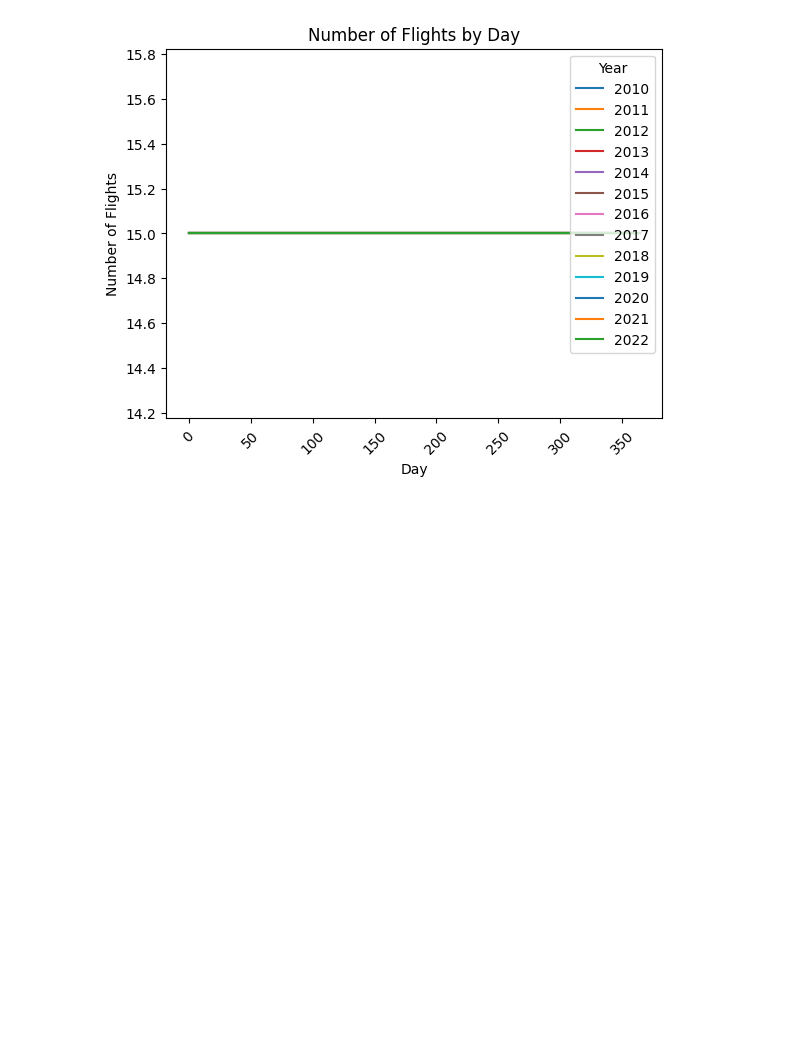
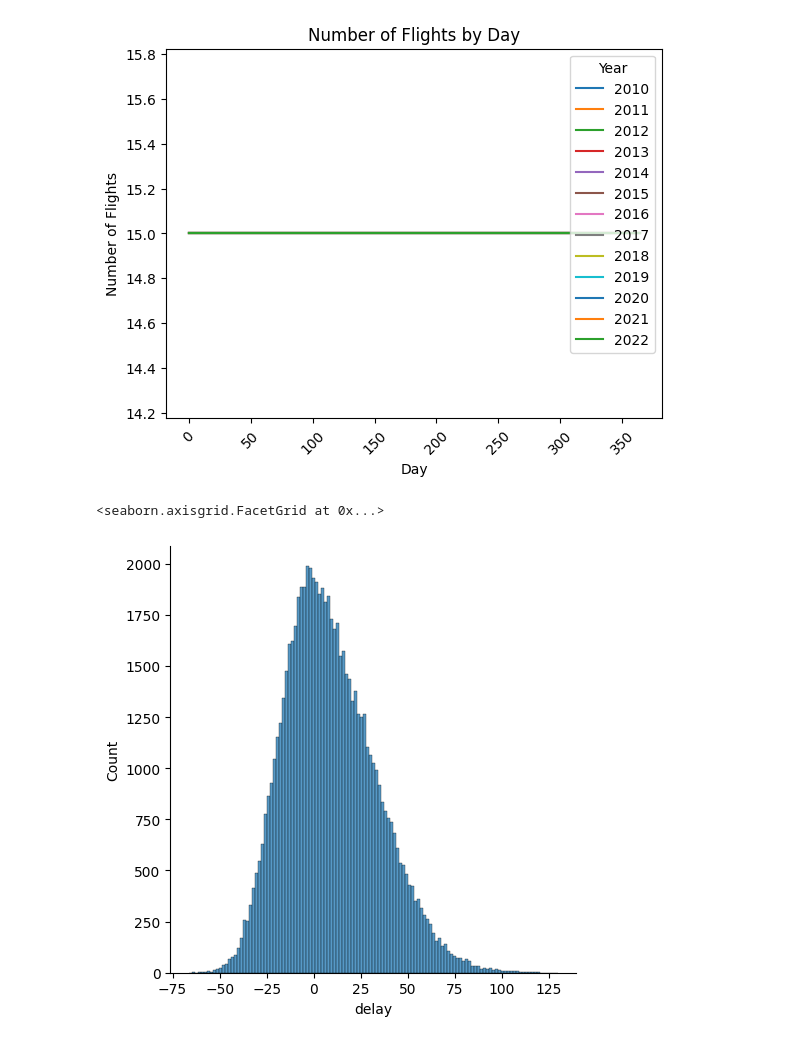
Before and after one commit to IgorNascAlves/data_flight_delays, a Jupyter notebook: notebooks/AnalisandoDadosGerador copy.ipynb, the cells around one changed output. Cells and saved outputs as stored; diff of their text form; code cells hidden in the pictures; blank space fills up the shorter version.

```diff
--- a/notebooks/AnalisandoDadosGerador copy.ipynb
+++ b/notebooks/AnalisandoDadosGerador copy.ipynb
@@ -136,0 +139,6 @@ plt.show()
+# %%
+#plot a histogram of the delay column
+sns.displot(df['delay'])
+# %% [output]
+<seaborn.axisgrid.FacetGrid at 0x...>
+[figure, added]
```
Also changed, not shown: parts of 11 cells of this notebook, 5 other files.
